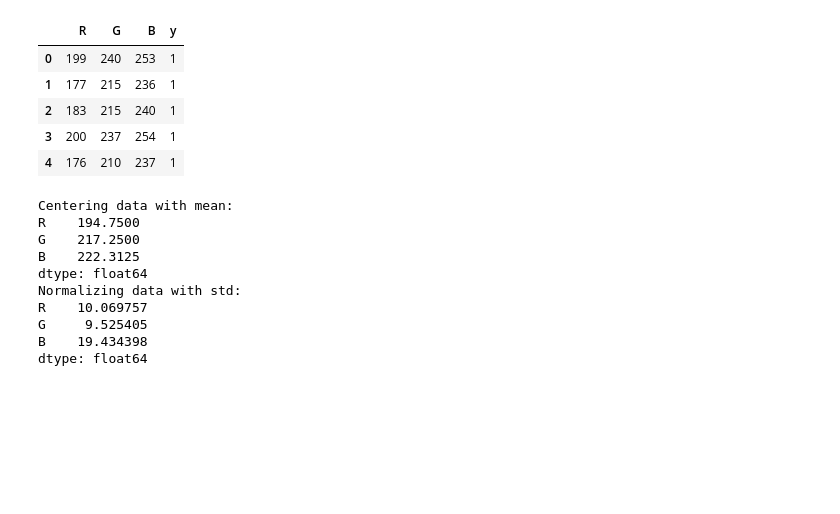
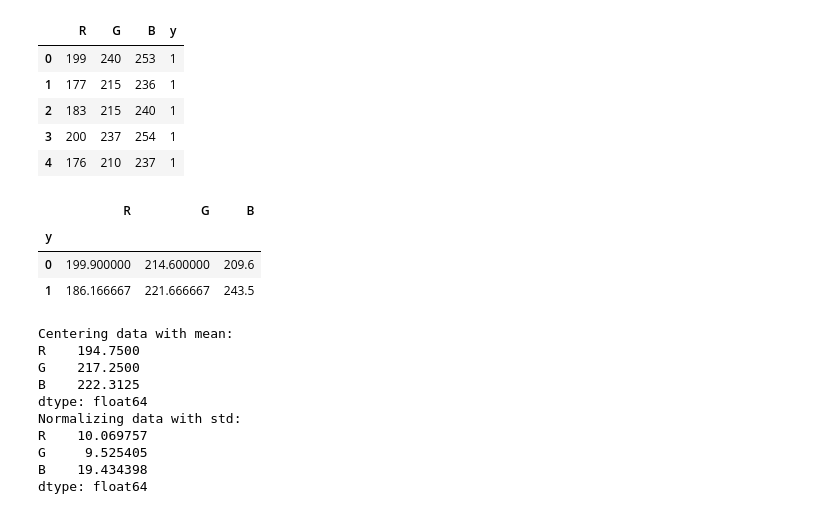
Before and after one commit to thevladoss/dozor_app, a Jupyter notebook: docs/1.3_TIS_new_data.ipynb, the cells around one changed output. Drawn from its saved outputs; the diff is of its cells as text; code cells hidden in the pictures; blank space fills up the shorter version.

```diff
--- a/docs/1.3_TIS_new_data.ipynb
+++ b/docs/1.3_TIS_new_data.ipynb
@@ -12,6 +12,16 @@ df.head()
 | 2 | 183 | 215 | 240 | 1 |
 | 3 | 200 | 237 | 254 | 1 |
 | 4 | 176 | 210 | 237 | 1 |
+# %%
+# Display mean colors by y
+mean_colors = df.groupby('y').mean()
+
+# Show them on the screen
+# %% [output]
+|  | R | G | B |
+| y |  |  |  |
+| 0 | 199.900000 | 214.600000 | 209.6 |
+| 1 | 186.166667 | 221.666667 | 243.5 |
 # %%
 # Center data
 def normalize(df):
```
Also changed, not shown: 1 other file.
